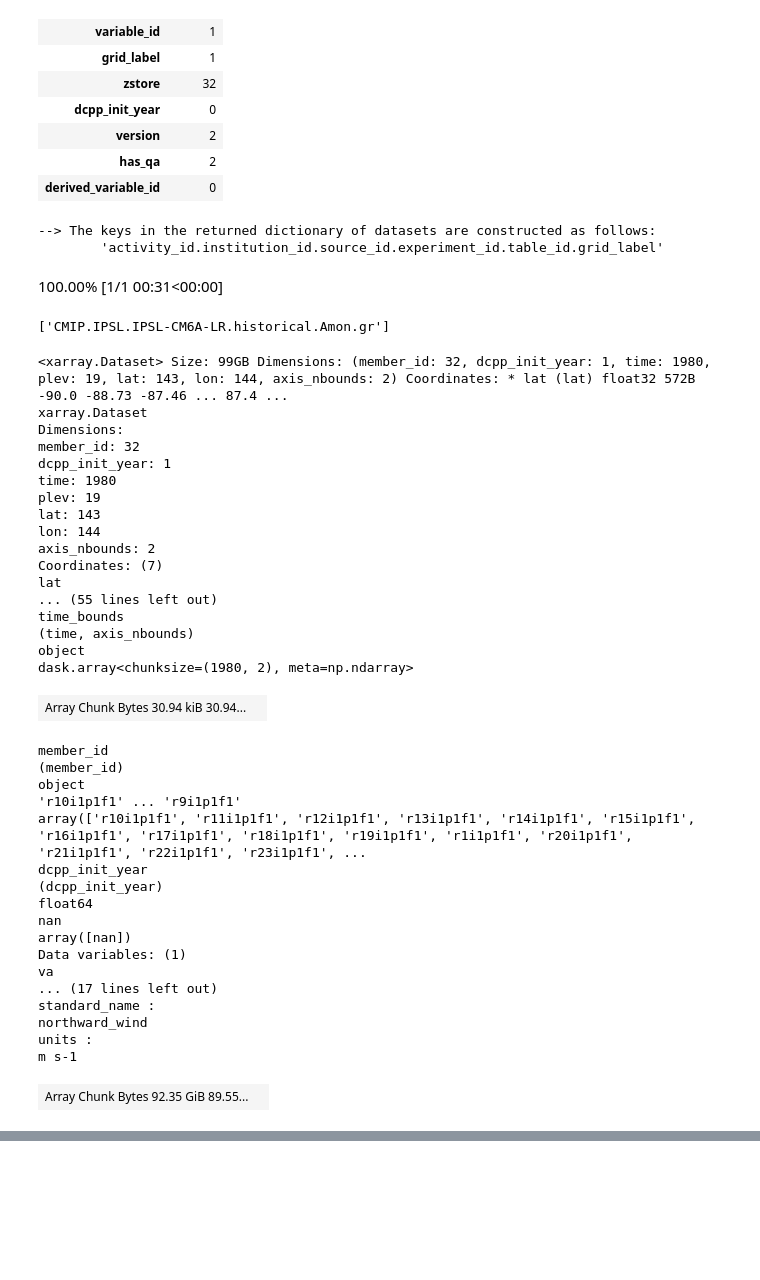
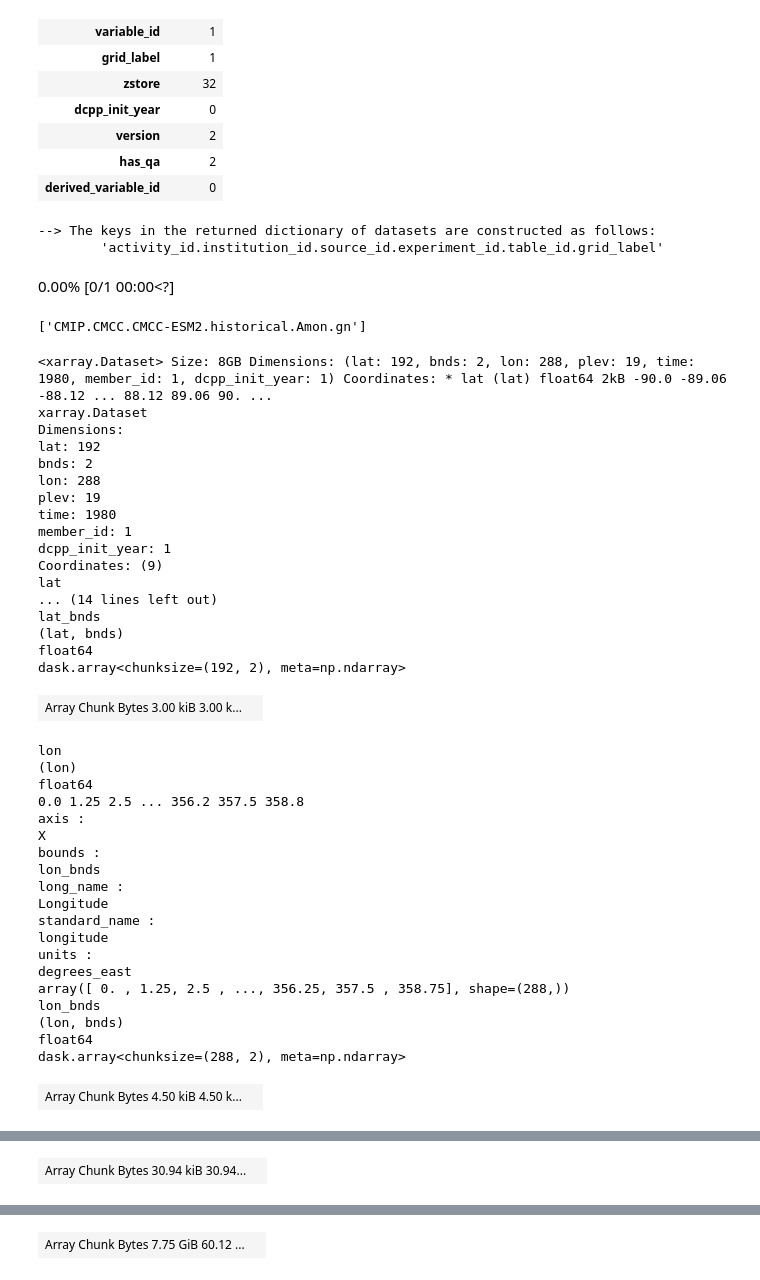
Before and after one commit to ariaradick/scratch, a Jupyter notebook: SPEAR-test/test.ipynb, the cells around one changed output, grey strips where cells are left out. Cells and saved outputs as stored; diff of their text form; code cells hidden in the pictures; blank space fills up the shorter version.

```diff
--- a/SPEAR-test/test.ipynb
+++ b/SPEAR-test/test.ipynb
@@ -1,4 +1,6 @@
 # %%
 import intake
 import intake_esm
-import pandas
+import pandas as pd
+import xarray as xr
+pd.set_option('display.max_rows', None)
@@ -42,6 +86,8 @@ version                         [20180803, 20190429, 20190802, 20191204]
 derived_variable_id                                                   []
 dtype: object
 # %%
-cat_subset = cat.search(institution_id=["IPSL"], variable_id=["va"])
+cat_subset = cat.search(activity_id=["CMIP"], institution_id=["CMCC"],
+             variable_id=["va"], table_id=["Amon"], experiment_id=["historical"],
+             source_id=["CMCC-ESM2"])
 cat_subset
 # %% [output]
@@ -92,48 +134,50 @@ dset_dict = cat_subset.to_dataset_dict(
 # %% [output]
 --> The keys in the returned dictionary of datasets are constructed as follows:
         'activity_id.institution_id.source_id.experiment_id.table_id.grid_label'
-100.00% [1/1 00:31<00:00]
+0.00% [0/1 00:00<?]
 # %%
 [key for key in dset_dict.keys()]
 # %% [output]
-['CMIP.IPSL.IPSL-CM6A-LR.historical.Amon.gr']
+['CMIP.CMCC.CMCC-ESM2.historical.Amon.gn']
 # %%
-ds = dset_dict['CMIP.IPSL.IPSL-CM6A-LR.historical.Amon.gr']
+ds = dset_dict['CMIP.CMCC.CMCC-ESM2.historical.Amon.gn']
 ds
 # %% [output]
-<xarray.Dataset> Size: 99GB Dimensions: (member_id: 32, dcpp_init_year: 1, time: 1980, plev: 19, lat: 143, lon: 144, axis_nbounds: 2) Coordinates: * lat (lat) float32 572B -90.0 -88.73 -87.46 ... 87.4 ...
+<xarray.Dataset> Size: 8GB Dimensions: (lat: 192, bnds: 2, lon: 288, plev: 19, time: 1980, member_id: 1, dcpp_init_year: 1) Coordinates: * lat (lat) float64 2kB -90.0 -89.06 -88.12 ... 88.12 89.06 90. ...
 xarray.Dataset
 Dimensions:
-member_id: 32
+lat: 192
+bnds: 2
+lon: 288
+plev: 19
+time: 1980
+member_id: 1
 dcpp_init_year: 1
-time: 1980
-plev: 19
-lat: 143
-lon: 144
-axis_nbounds: 2
-Coordinates: (7)
+Coordinates: (9)
 lat
-... (55 lines left out)
-time_bounds
-(time, axis_nbounds)
-object
-dask.array<chunksize=(1980, 2), meta=np.ndarray>
+... (14 lines left out)
+lat_bnds
+(lat, bnds)
+float64
+dask.array<chunksize=(192, 2), meta=np.ndarray>
-| Array Chunk Bytes 30.94 kiB 30.94... |  |
+| Array Chunk Bytes 3.00 kiB 3.00 k... |  |
-member_id
-(member_id)
-object
-'r10i1p1f1' ... 'r9i1p1f1'
-array(['r10i1p1f1', 'r11i1p1f1', 'r12i1p1f1', 'r13i1p1f1', 'r14i1p1f1', 'r15i1p1f1', 'r16i1p1f1', 'r17i1p1f1', 'r18i1p1f1', 'r19i1p1f1', 'r1i1p1f1', 'r20i1p1f1', 'r21i1p1f1', 'r22i1p1f1', 'r23i1p1f1', ...
-dcpp_init_year
-(dcpp_init_year)
+lon
+(lon)
 float64
-nan
-array([nan])
-Data variables: (1)
-va
-... (17 lines left out)
+0.0 1.25 2.5 ... 356.2 357.5 358.8
+axis :
+X
+bounds :
+lon_bnds
+long_name :
+Longitude
 standard_name :
-northward_wind
+longitude
 units :
-m s-1
+degrees_east
+array([ 0. , 1.25, 2.5 , ..., 356.25, 357.5 , 358.75], shape=(288,))
+lon_bnds
+(lon, bnds)
+float64
+dask.array<chunksize=(288, 2), meta=np.ndarray>
-| Array Chunk Bytes 92.35 GiB 89.55... |  |
+| Array Chunk Bytes 4.50 kiB 4.50 k... |  |
@@ -156,0 +201 @@ CMIP.IPSL.IPSL-CM6A-LR.historical.Amon.gr
+| Array Chunk Bytes 30.94 kiB 30.94... |  |
@@ -156,0 +219 @@ CMIP.IPSL.IPSL-CM6A-LR.historical.Amon.gr
+| Array Chunk Bytes 7.75 GiB 60.12 ... |  |
```
Also changed, not shown: parts of 9 cells of this notebook, 8 other files.
